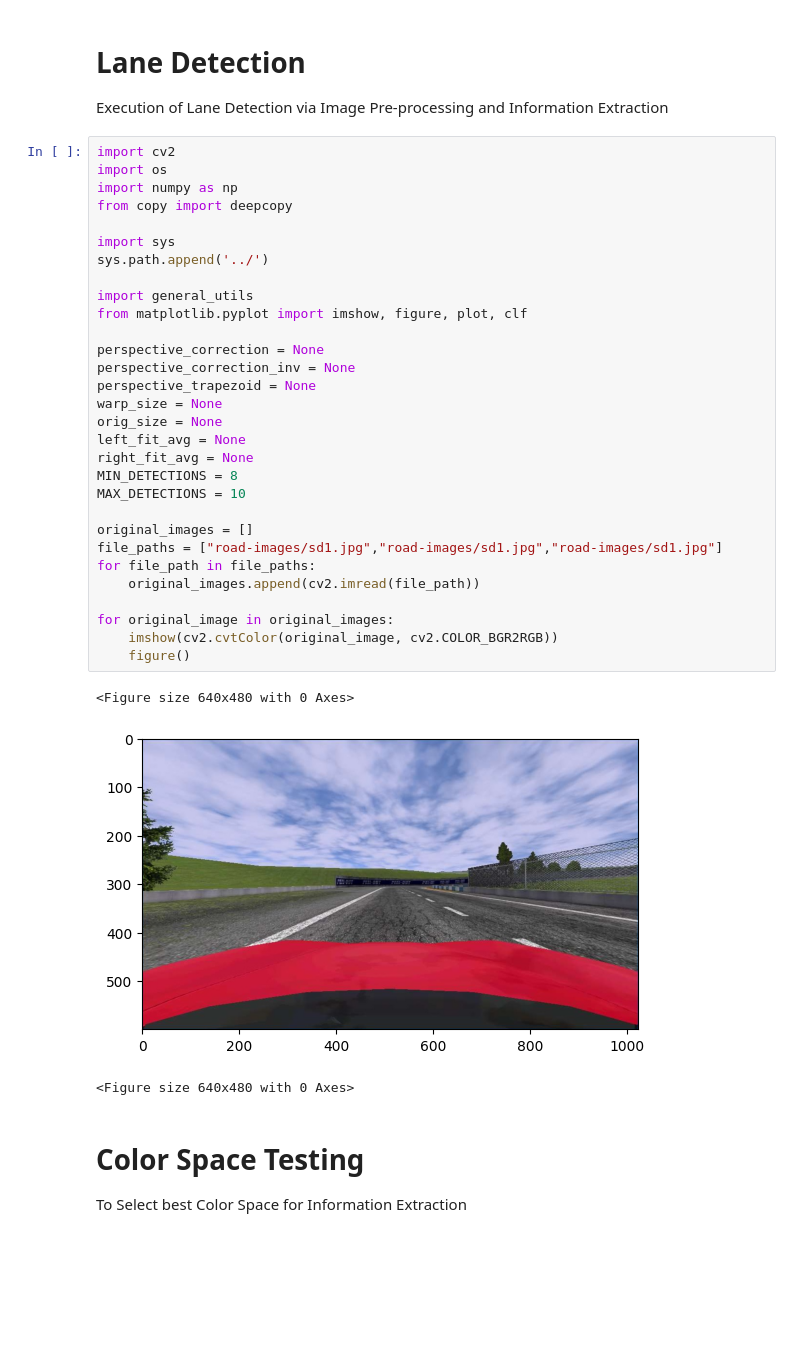
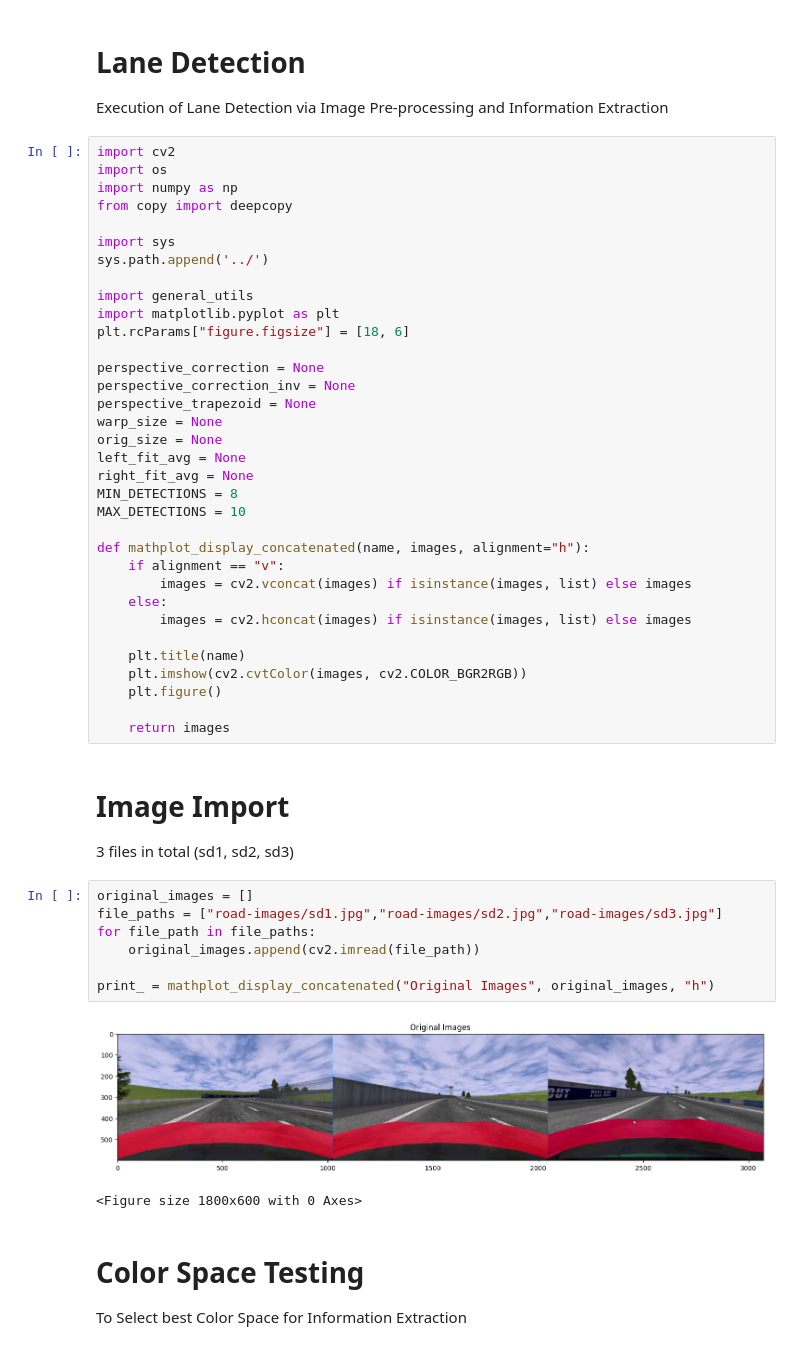
Before and after one commit to DaGreatSun/deep-learning-japan, a Jupyter notebook: Chapter3/02_lane-detection.ipynb, the cells around one changed output. Drawn from its saved outputs; the diff is of its cells as text; blank space fills up the shorter version.

```diff
--- a/Chapter3/02_lane-detection.ipynb
+++ b/Chapter3/02_lane-detection.ipynb
@@ -12,7 +12,8 @@ import sys
 sys.path.append('../')
 
 import general_utils
-from matplotlib.pyplot import imshow, figure, plot, clf
+import matplotlib.pyplot as plt
+plt.rcParams["figure.figsize"] = [18, 6]
 
 perspective_correction = None
 perspective_correction_inv = None
@@ -24,18 +25,31 @@ right_fit_avg = None
 MIN_DETECTIONS = 8
 MAX_DETECTIONS = 10
 
-original_images = []
-file_paths = ["road-images/sd1.jpg","road-images/sd1.jpg","road-images/sd1.jpg"]
-for file_path in file_paths:
-    original_images.append(cv2.imread(file_path))
+def mathplot_display_concatenated(name, images, alignment="h"):
+    if alignment == "v":
+        images = cv2.vconcat(images) if isinstance(images, list) else images
+    else:
+        images = cv2.hconcat(images) if isinstance(images, list) else images
 
-for original_image in original_images:
-    imshow(cv2.cvtColor(original_image, cv2.COLOR_BGR2RGB))
-    figure()
+    plt.title(name)
+    plt.imshow(cv2.cvtColor(images, cv2.COLOR_BGR2RGB))
+    plt.figure()
+
+    return images
-# %% [output]
-<Figure size 640x480 with 0 Axes>
-[figure, removed]
-<Figure size 640x480 with 0 Axes>
+# %% [markdown]
+Image Import
+===
+3 files in total (sd1, sd2, sd3)
+# %%
+original_images = []
+file_paths = ["road-images/sd1.jpg","road-images/sd2.jpg","road-images/sd3.jpg"]
+for file_path in file_paths:
+    original_images.append(cv2.imread(file_path))
+
+print_ = mathplot_display_concatenated("Original Images", original_images, "h")
+# %% [output]
+[figure, added]
+<Figure size 1800x600 with 0 Axes>
 # %% [markdown]
 Color Space Testing
 ===
```
Also changed, not shown: 1 other file.
